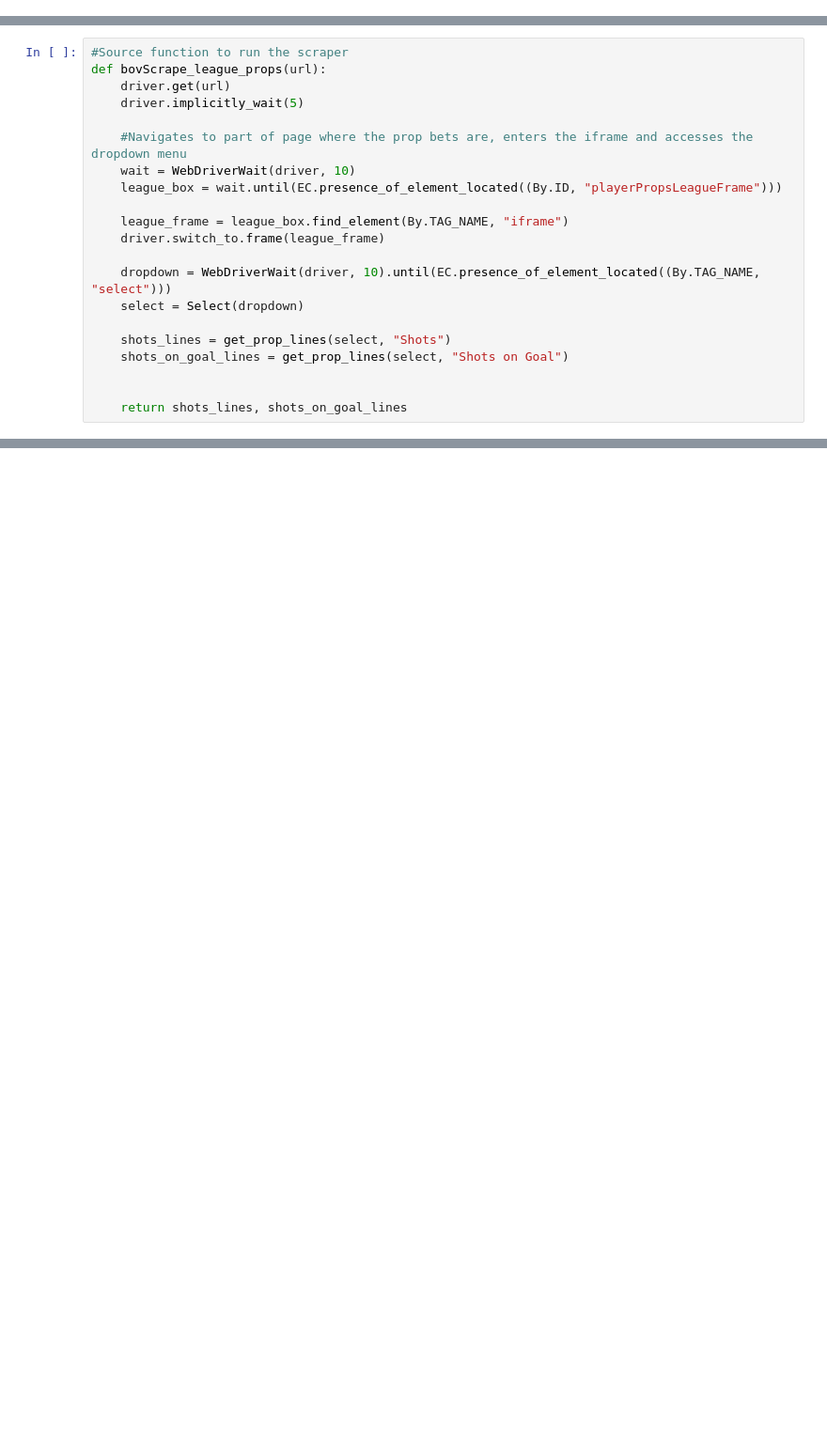
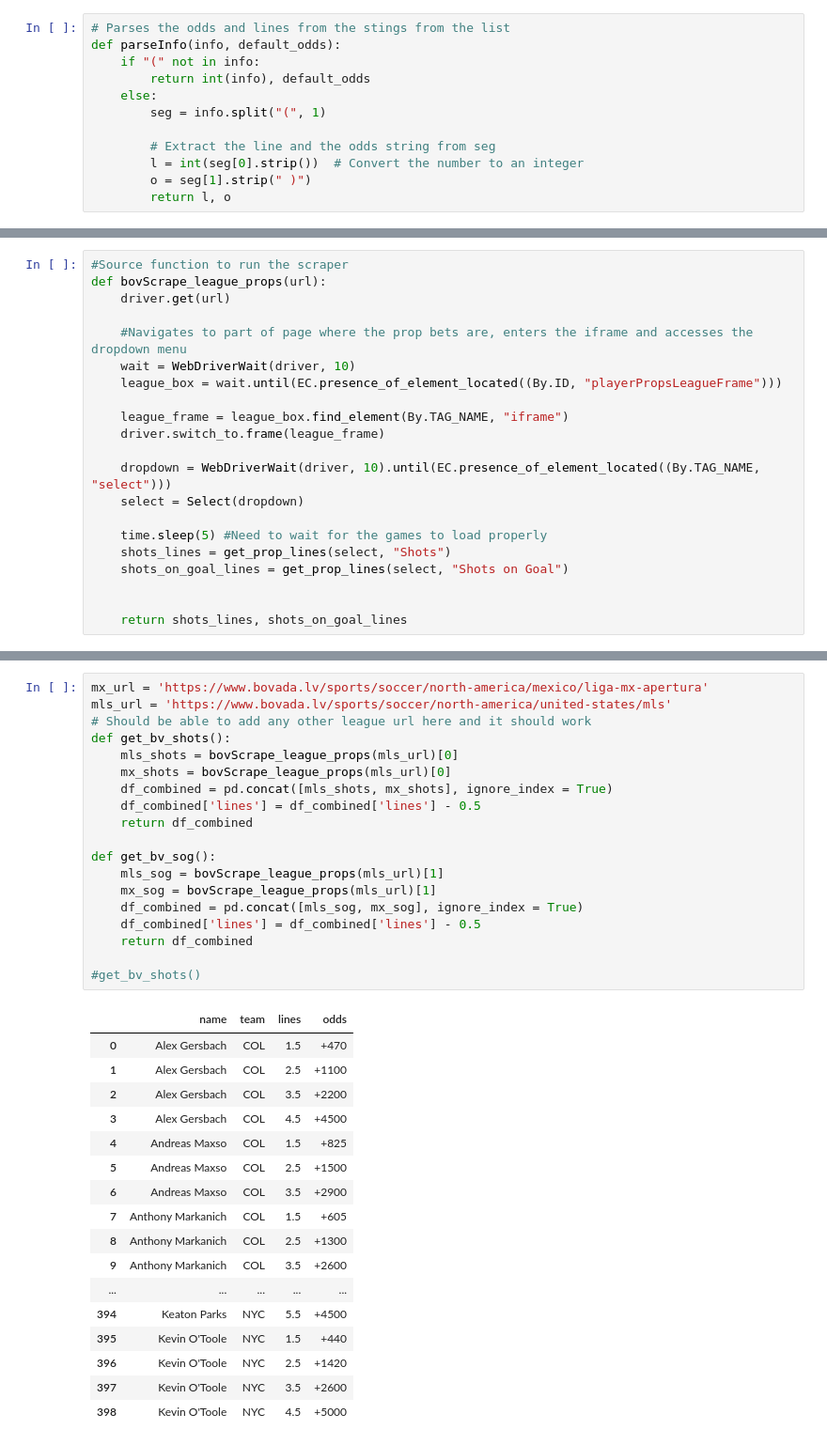
Before and after one commit to henryhoule17/Sports-Futures-Arbitrage-Algorithm, a Jupyter notebook: bovadaScraper.ipynb, the cells around one changed output, grey strips where cells are left out. Shown: that part at 94% size. Drawn from its saved outputs; the diff is of its cells as text; blank space fills up the shorter version.

```diff
--- a/bovadaScraper.ipynb
+++ b/bovadaScraper.ipynb
@@ -17,6 +18,18 @@ options = Options()
 pd.set_option('display.max_rows', 1000)
 
 driver = webdriver.Chrome(options=options)
+# %%
+# Parses the odds and lines from the stings from the list
+def parseInfo(info, default_odds):
+    if "(" not in info:
+        return int(info), default_odds
+    else:
+        seg = info.split("(", 1)
+
+        # Extract the line and the odds string from seg
+        l = int(seg[0].strip())  # Convert the number to an integer
+        o = seg[1].strip(" )")
+        return l, o
 # %%
 def get_prop_lines(select, value):
     #Selects the prop passed as 'value' here from dropdown menu
@@ -64,7 +74,6 @@ def get_prop_lines(select, value):
 #Source function to run the scraper
 def bovScrape_league_props(url):
     driver.get(url)
-    driver.implicitly_wait(5)
 
     #Navigates to part of page where the prop bets are, enters the iframe and accesses the dropdown menu
     wait = WebDriverWait(driver, 10)
@@ -76,6 +85,7 @@ def bovScrape_league_props(url):
     dropdown = WebDriverWait(driver, 10).until(EC.presence_of_element_located((By.TAG_NAME, "select")))
     select = Select(dropdown)
 
+    time.sleep(5) #Need to wait for the games to load properly
     shots_lines = get_prop_lines(select, "Shots")
     shots_on_goal_lines = get_prop_lines(select, "Shots on Goal")
 
@@ -90,0 +94,37 @@ sogs
+# %%
+mx_url = 'https://www.bovada.lv/sports/soccer/north-america/mexico/liga-mx-apertura'
+mls_url = 'https://www.bovada.lv/sports/soccer/north-america/united-states/mls'
+# Should be able to add any other league url here and it should work
+def get_bv_shots():
+    mls_shots = bovScrape_league_props(mls_url)[0]
+    mx_shots = bovScrape_league_props(mls_url)[0]
+    df_combined = pd.concat([mls_shots, mx_shots], ignore_index = True)
+    df_combined['lines'] = df_combined['lines'] - 0.5
+    return df_combined
+
+def get_bv_sog():
+    mls_sog = bovScrape_league_props(mls_url)[1]
+    mx_sog = bovScrape_league_props(mls_url)[1]
+    df_combined = pd.concat([mls_sog, mx_sog], ignore_index = True)
+    df_combined['lines'] = df_combined['lines'] - 0.5
+    return df_combined
+
+#get_bv_shots()
+# %% [output]
+|  | name | team | lines | odds |
+| 0 | Alex Gersbach | COL | 1.5 | +470 |
+| 1 | Alex Gersbach | COL | 2.5 | +1100 |
+| 2 | Alex Gersbach | COL | 3.5 | +2200 |
+| 3 | Alex Gersbach | COL | 4.5 | +4500 |
+| 4 | Andreas Maxso | COL | 1.5 | +825 |
+| 5 | Andreas Maxso | COL | 2.5 | +1500 |
+| 6 | Andreas Maxso | COL | 3.5 | +2900 |
+| 7 | Anthony Markanich | COL | 1.5 | +605 |
+| 8 | Anthony Markanich | COL | 2.5 | +1300 |
+| 9 | Anthony Markanich | COL | 3.5 | +2600 |
+| ... | ... | ... | ... | ... |
+| 394 | Keaton Parks | NYC | 5.5 | +4500 |
+| 395 | Kevin O'Toole | NYC | 1.5 | +440 |
+| 396 | Kevin O'Toole | NYC | 2.5 | +1420 |
+| 397 | Kevin O'Toole | NYC | 3.5 | +2600 |
+| 398 | Kevin O'Toole | NYC | 4.5 | +5000 |
```
Also changed, not shown: parts of 5 cells of this notebook, 2 other files.
